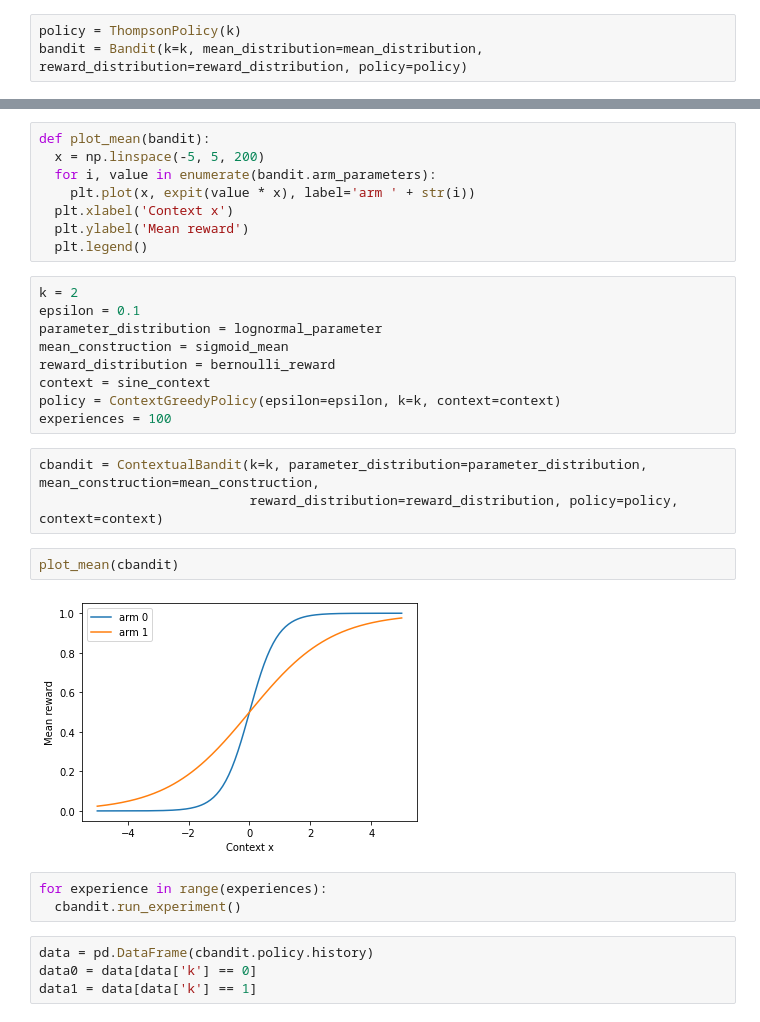
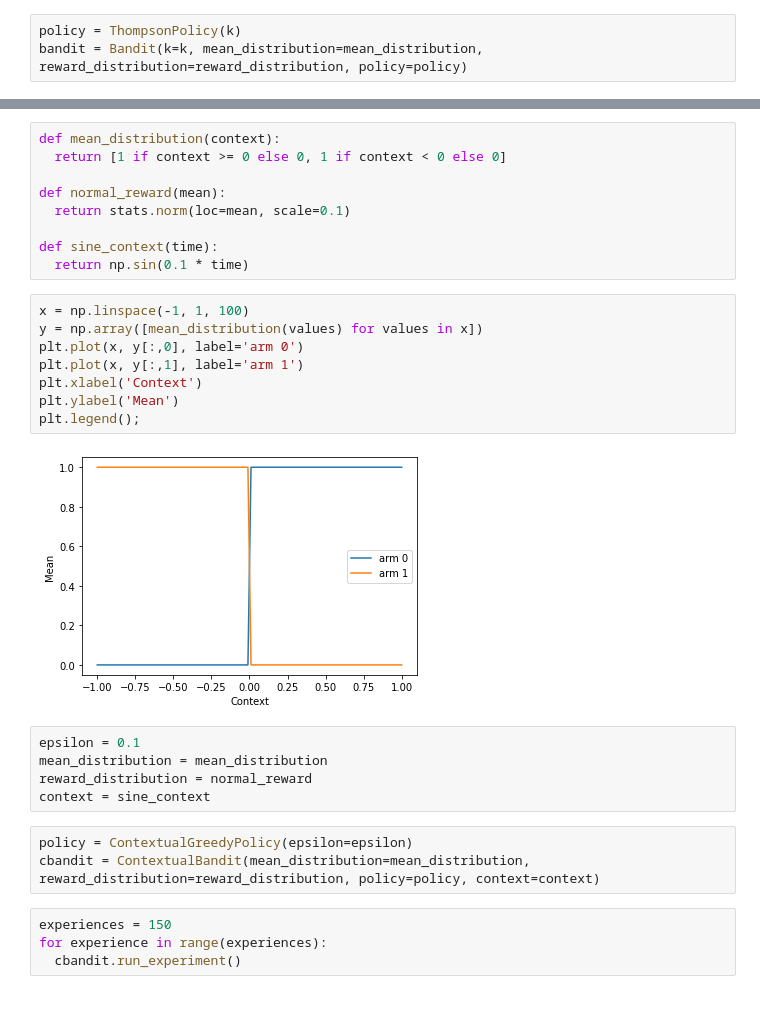
Before and after one commit to alaignelet/bandits, a Jupyter notebook: MAB_presentation.ipynb, the cells around one changed output, grey strips where cells are left out. Drawn from its saved outputs; the diff is of its cells as text.

```diff
--- a/MAB_presentation.ipynb
+++ b/MAB_presentation.ipynb
@@ -295,32 +292,32 @@ class ContextGreedyPolicy(Policy):
+# %%
+def mean_distribution(context):
+  return [1 if context >= 0 else 0, 1 if context < 0 else 0]
+
+def normal_reward(mean):
+  return stats.norm(loc=mean, scale=0.1)
+
+def sine_context(time):
+  return np.sin(0.1 * time)
 # %%
-def plot_mean(bandit):
-  x = np.linspace(-5, 5, 200)
-  for i, value in enumerate(bandit.arm_parameters):
-    plt.plot(x, expit(value * x), label='arm ' + str(i))
-  plt.xlabel('Context x')
-  plt.ylabel('Mean reward')
-  plt.legend()
+x = np.linspace(-1, 1, 100)
+y = np.array([mean_distribution(values) for values in x])
+plt.plot(x, y[:,0], label='arm 0')
+plt.plot(x, y[:,1], label='arm 1')
+plt.xlabel('Context')
+plt.ylabel('Mean')
+plt.legend();
+# %% [output]
+[figure, added]
-# %%
-k = 2
-epsilon = 0.1
-parameter_distribution = lognormal_parameter
-mean_construction = sigmoid_mean
-reward_distribution = bernoulli_reward
-context = sine_context
-policy = ContextGreedyPolicy(epsilon=epsilon, k=k, context=context)
-experiences = 100
+# %%
+epsilon = 0.1
+mean_distribution = mean_distribution
+reward_distribution = normal_reward
+context = sine_context
 # %%
-cbandit = ContextualBandit(k=k, parameter_distribution=parameter_distribution, mean_construction=mean_construction,
-                           reward_distribution=reward_distribution, policy=policy, context=context)
+policy = ContextualGreedyPolicy(epsilon=epsilon)
+cbandit = ContextualBandit(mean_distribution=mean_distribution, reward_distribution=reward_distribution, policy=policy, context=context)
-# %%
-plot_mean(cbandit)
-# %% [output]
-[figure, removed]
 # %%
+experiences = 150
 for experience in range(experiences):
   cbandit.run_experiment()
-# %%
-data = pd.DataFrame(cbandit.policy.history)
-data0 = data[data['k'] == 0]
-data1 = data[data['k'] == 1]
 # %%
```
Also changed, not shown: parts of 23 cells of this notebook.
